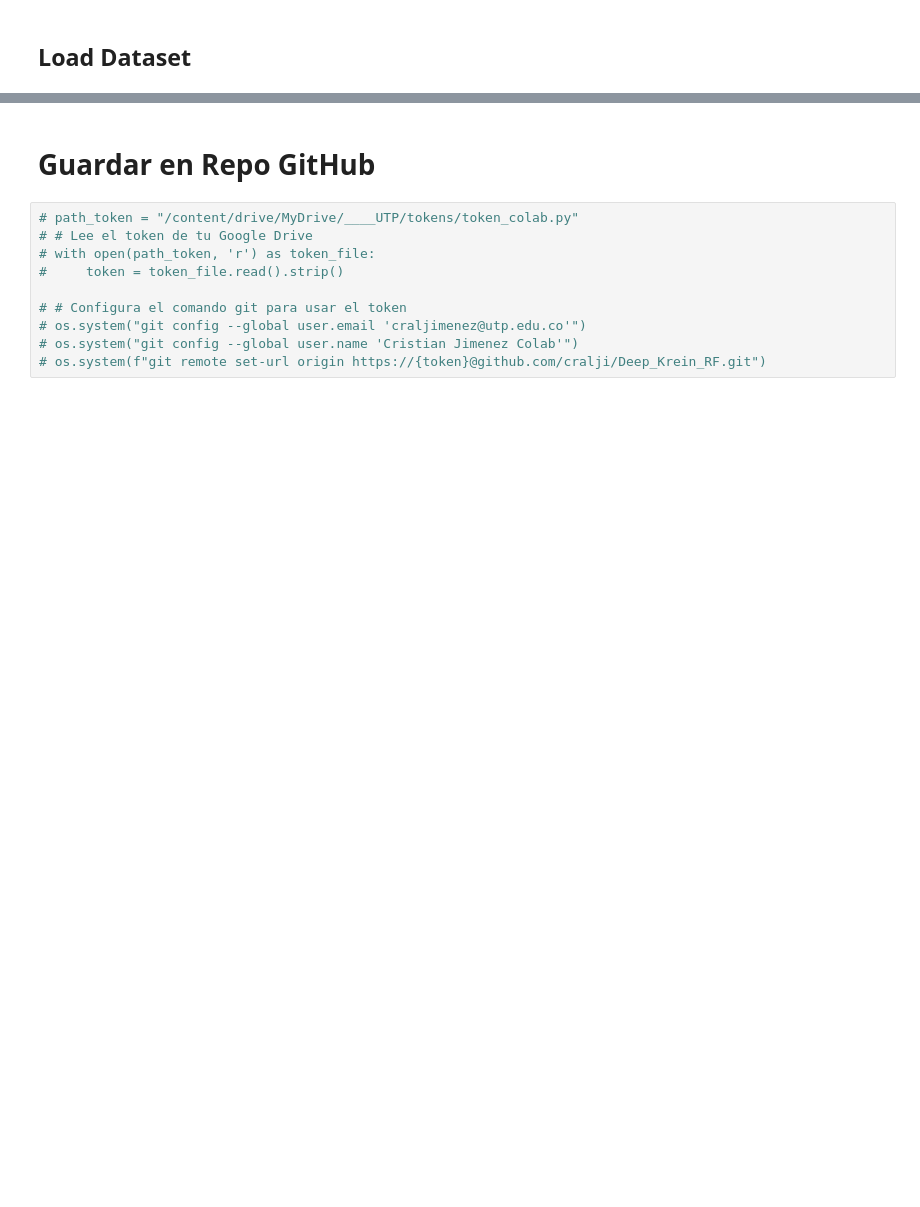
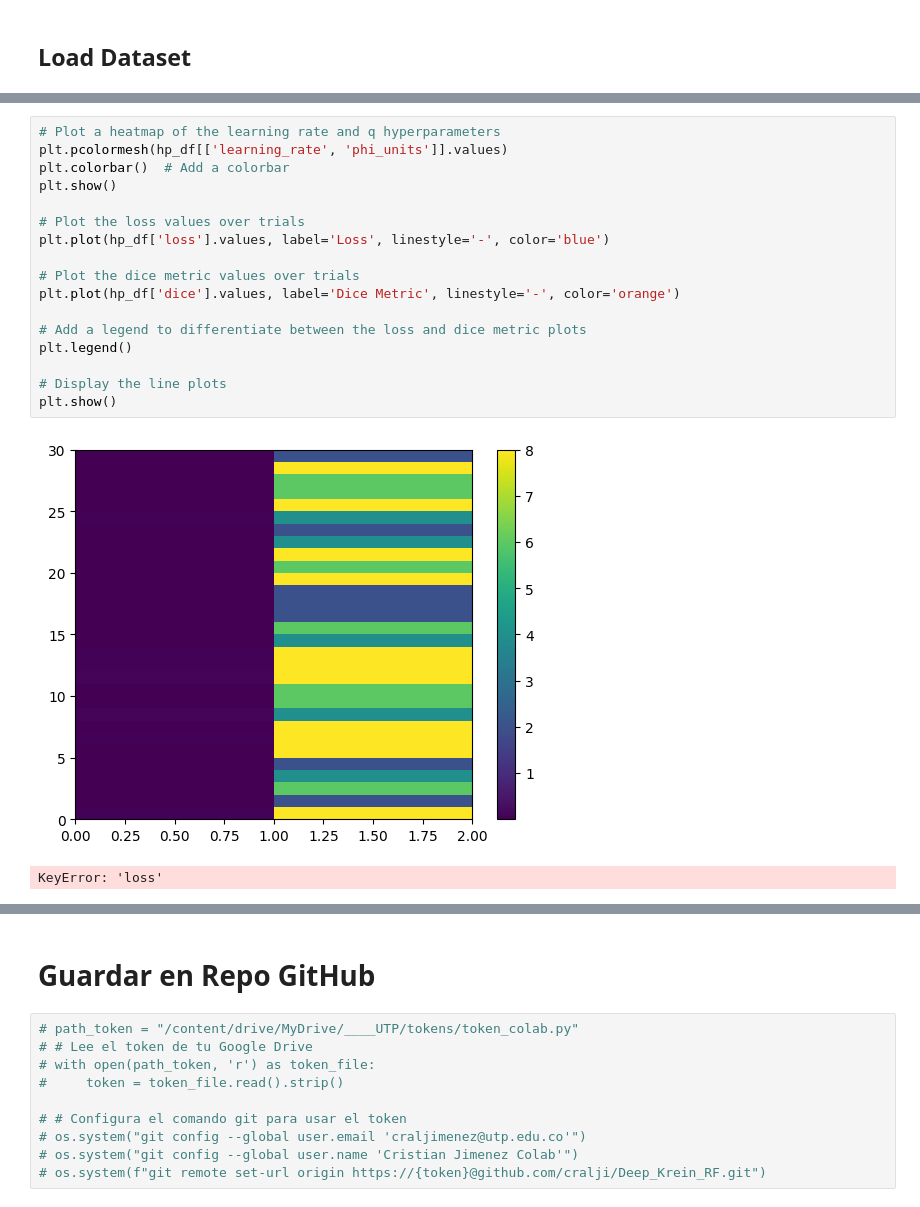
Before and after one commit to cralji/Deep_Krein_RF, a Jupyter notebook: Krein_Cat_dogs_Keras_Tuner.ipynb, the cells around one changed output, grey strips where cells are left out. Cells and saved outputs as stored; diff of their text form; blank space fills up the shorter version.

```diff
--- a/Krein_Cat_dogs_Keras_Tuner.ipynb
+++ b/Krein_Cat_dogs_Keras_Tuner.ipynb
@@ -173,0 +368,20 @@ val = val_dataset.cache()
+# %%
+# Plot a heatmap of the learning rate and q hyperparameters
+plt.pcolormesh(hp_df[['learning_rate', 'phi_units']].values)
+plt.colorbar()  # Add a colorbar
+plt.show()
+
+# Plot the loss values over trials
+plt.plot(hp_df['loss'].values, label='Loss', linestyle='-', color='blue')
+
+# Plot the dice metric values over trials
+plt.plot(hp_df['dice'].values, label='Dice Metric', linestyle='-', color='orange')
+
+# Add a legend to differentiate between the loss and dice metric plots
+plt.legend()
+
+# Display the line plots
+plt.show()
+# %% [output]
+[figure, added]
+KeyError: 'loss'
```
Also changed, not shown: parts of 22 cells of this notebook.
